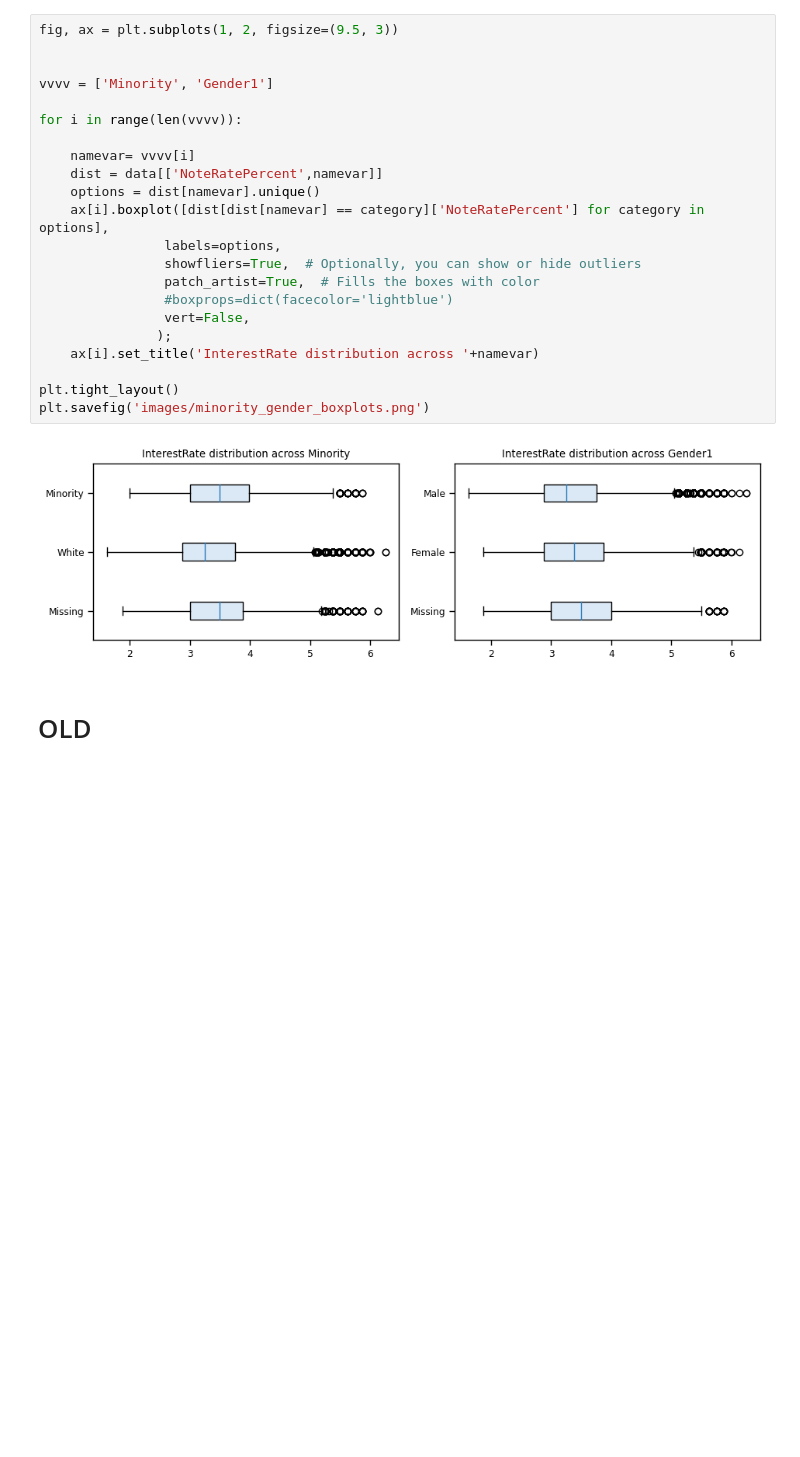
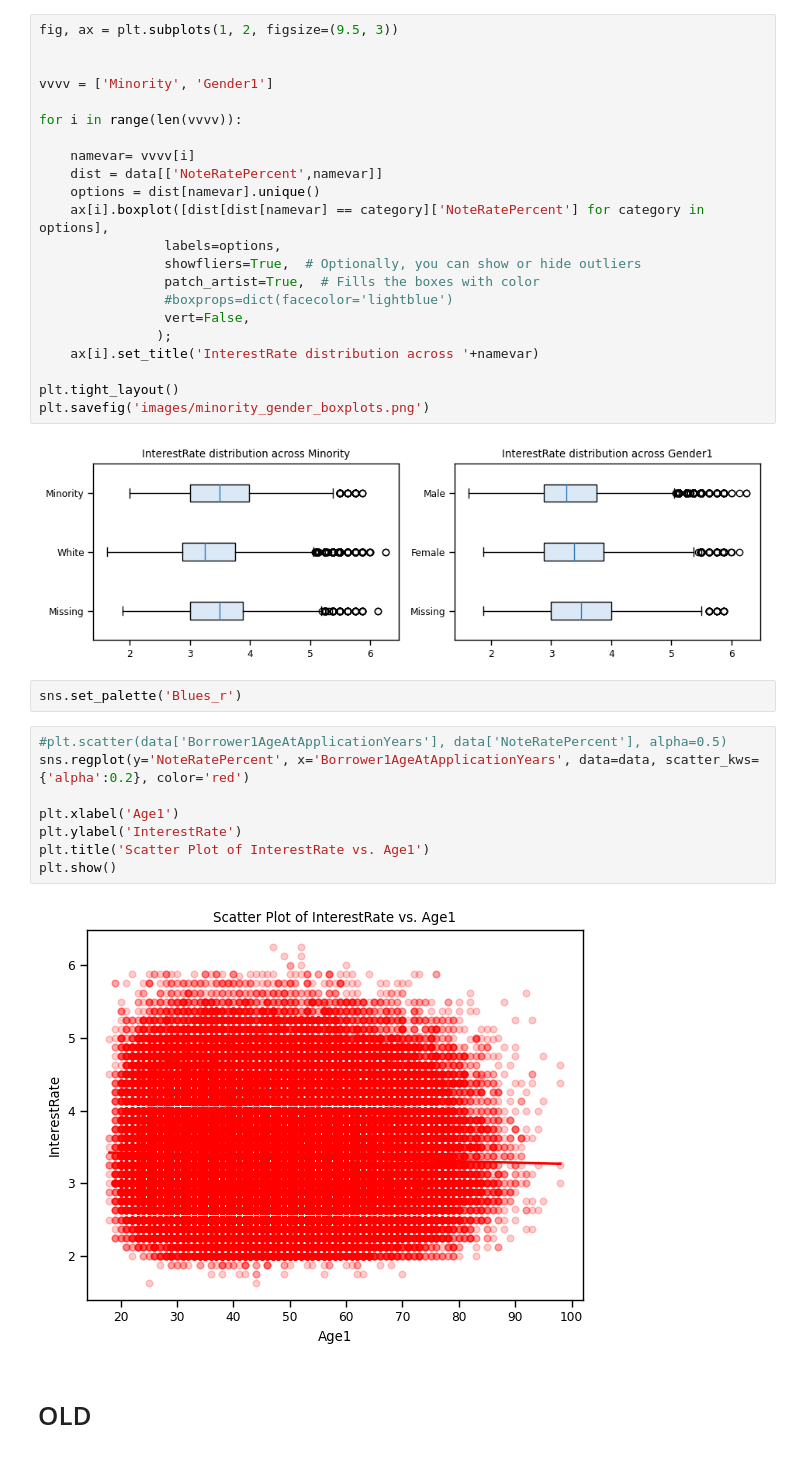
Before and after one commit to frafuria/GH_TEHSIS, a Jupyter notebook: CODICE/1_dataset/1_cleaning_exploratory_analysis.ipynb, the cells around one changed output. Drawn from its saved outputs; the diff is of its cells as text; blank space fills up the shorter version.

```diff
--- a/CODICE/1_dataset/1_cleaning_exploratory_analysis.ipynb
+++ b/CODICE/1_dataset/1_cleaning_exploratory_analysis.ipynb
@@ -1252,6 +1252,18 @@ plt.tight_layout()
 plt.savefig('images/minority_gender_boxplots.png')
 # %% [output]
 [figure]
+# %%
+sns.set_palette('Blues_r')
+# %%
+#plt.scatter(data['Borrower1AgeAtApplicationYears'], data['NoteRatePercent'], alpha=0.5)
+sns.regplot(y='NoteRatePercent', x='Borrower1AgeAtApplicationYears', data=data, scatter_kws={'alpha':0.2}, color='red')
+
+plt.xlabel('Age1')
+plt.ylabel('InterestRate')
+plt.title('Scatter Plot of InterestRate vs. Age1')
+plt.show()
+# %% [output]
+[figure, added]
 # %% [markdown]
 # OLD
 # %%
```
Also changed, not shown: 2 other files.
